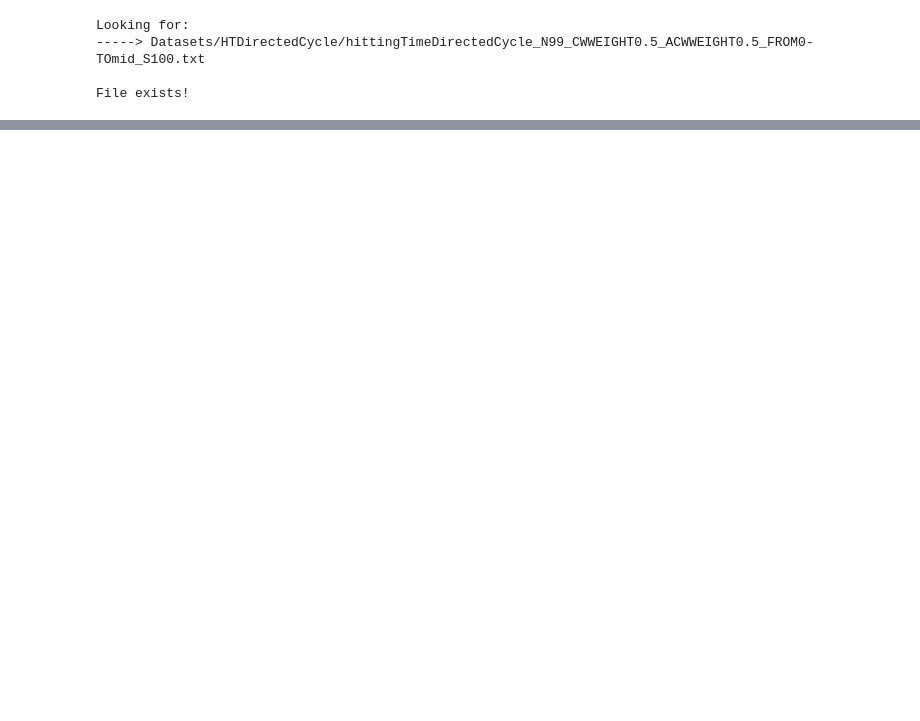
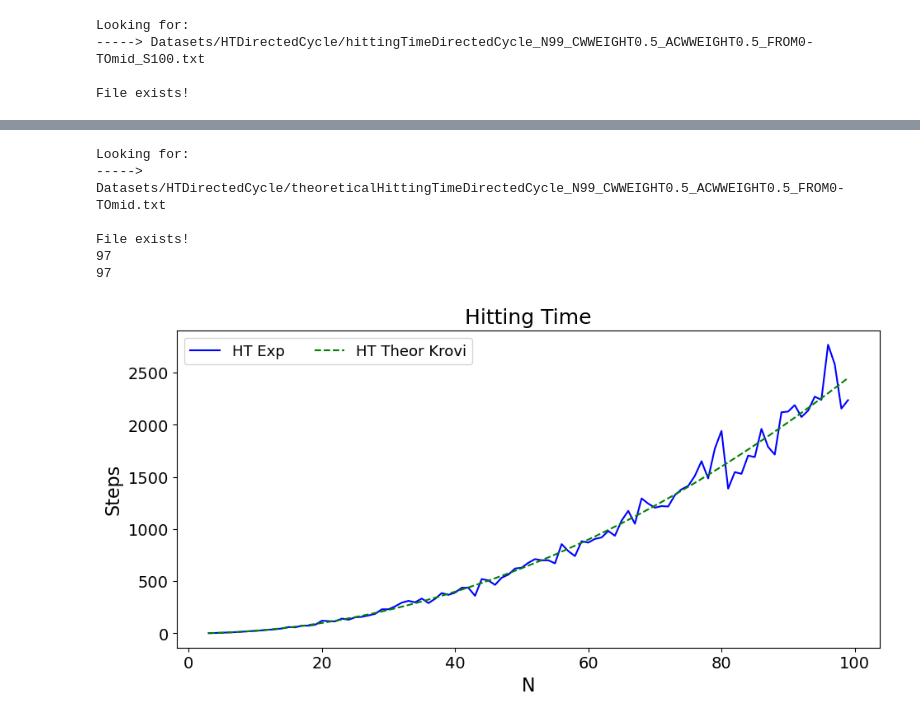
Before and after one commit to JaimePSantos/DynamicRandomWalks, a Jupyter notebook: HT-Static_DirectedCycle.ipynb, the cells around one changed output, grey strips where cells are left out. Cells and saved outputs as stored; diff of their text form; code cells hidden in the pictures; blank space fills up the shorter version.

```diff
--- a/HT-Static_DirectedCycle.ipynb
+++ b/HT-Static_DirectedCycle.ipynb
@@ -471,0 +524,62 @@ ValueError: x and y must have same first dimension, but have shapes (1,) and (97
+# %%
+n_range = range(3, 100)
+
+init = 0
+target = 'mid'
+
+cw_weight=0.5
+acw_weight=0.5
+
+# theoretical_hitting_times = theoretical_hitting_times_for_cycle_graphs(n_range, init, target,cw_weight,acw_weight)
+
+theoretical_hitting_times_file = f'Datasets/HTDirectedCycle/theoreticalHittingTimeDirectedCycle_N{n_range[-1]}_CWWEIGHT{cw_weight}_ACWWEIGHT{acw_weight}_FROM{initVertex}-TO{targetVertex}.txt'
+
+print(f'Looking for: \n-----> {theoretical_hitting_times_file}')
+
+if os.path.exists(theoretical_hitting_times_file):
+    theoretical_hitting_times = load_list_from_file(theoretical_hitting_times_file)
+    print('\nFile exists!')
+else:
+    print('\nFile Doesnt Exist!')
+    theoretical_hitting_times =  theoretical_hitting_times_for_cycle_graphs(n_range, init, target,cw_weight,acw_weight)
+    write_list_to_file(theoretical_hitting_times_file, theoretical_hitting_times)
+
+alphaLabelList = [r'HT Exp',f'HT Theor Krovi']
+
+
+params = {
+    'font_size' : 14,
+    'figsize': (11, 5),
+    'plot_title' : f'Hitting Time',
+    'x_label' : 'N',
+    'y_label' : "Steps",
+    'legend_labels' : alphaLabelList,
+    'legend_loc': "best",
+    # 'legend_title' : r'$\alpha$',
+    'legend_ncol' : 2,
+    'color_list' : ['#0000FF', '#008000', '#525252','red','#eb4034','#8f82f1'],
+    'line_style_list' : ['-', '--','-.',':','-','-.'],
+    # 'save_path' : f'Output/OrientedDynamics/orientedDynamics_N{N}_NWALKS{len(alphaList)}_Alphas{str([round(a, 2) for a in alphaList]).replace(", ", "-").replace("[", "").replace("]", "")}_TMAX{round(t)}.png',
+    'use_loglog': False,
+    'use_cbar' : False,
+    'cbar_label' : None,
+    'cbar_ticks' : None,
+    'cbar_tick_labels' : None,
+    'x_lim' : None,
+}
+
+y_value_list = [hitting_times,
+                theoretical_hitting_times,
+               ]
+
+print(len(hitting_times3))
+print(len(theoretical_hitting_times))
+plot_qwak(x_value_matrix = [list(n_range)]*2 , y_value_matrix = y_value_list ,**params)
+# %% [output]
+Looking for:
+-----> Datasets/HTDirectedCycle/theoreticalHittingTimeDirectedCycle_N99_CWWEIGHT0.5_ACWWEIGHT0.5_FROM0-TOmid.txt
+
+File exists!
+97
+97
+[figure, added]
```
Also changed, not shown: parts of 9 cells of this notebook, 15 other files.
